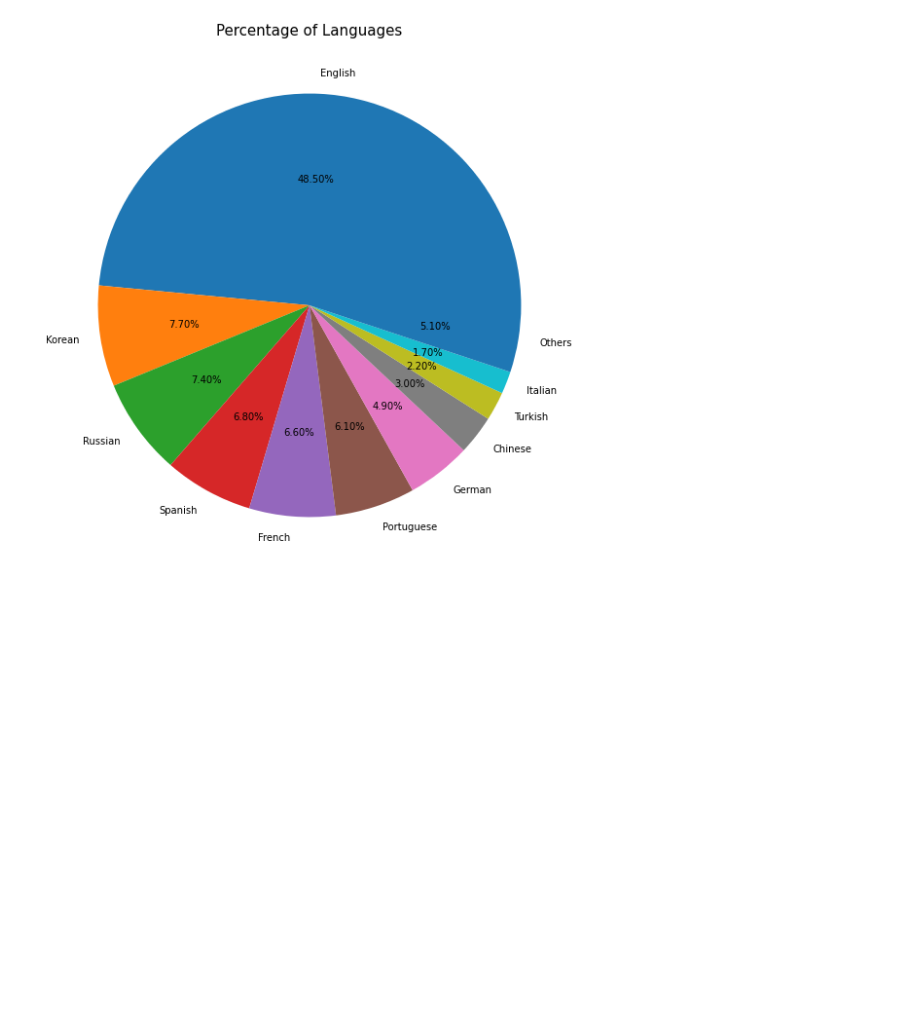
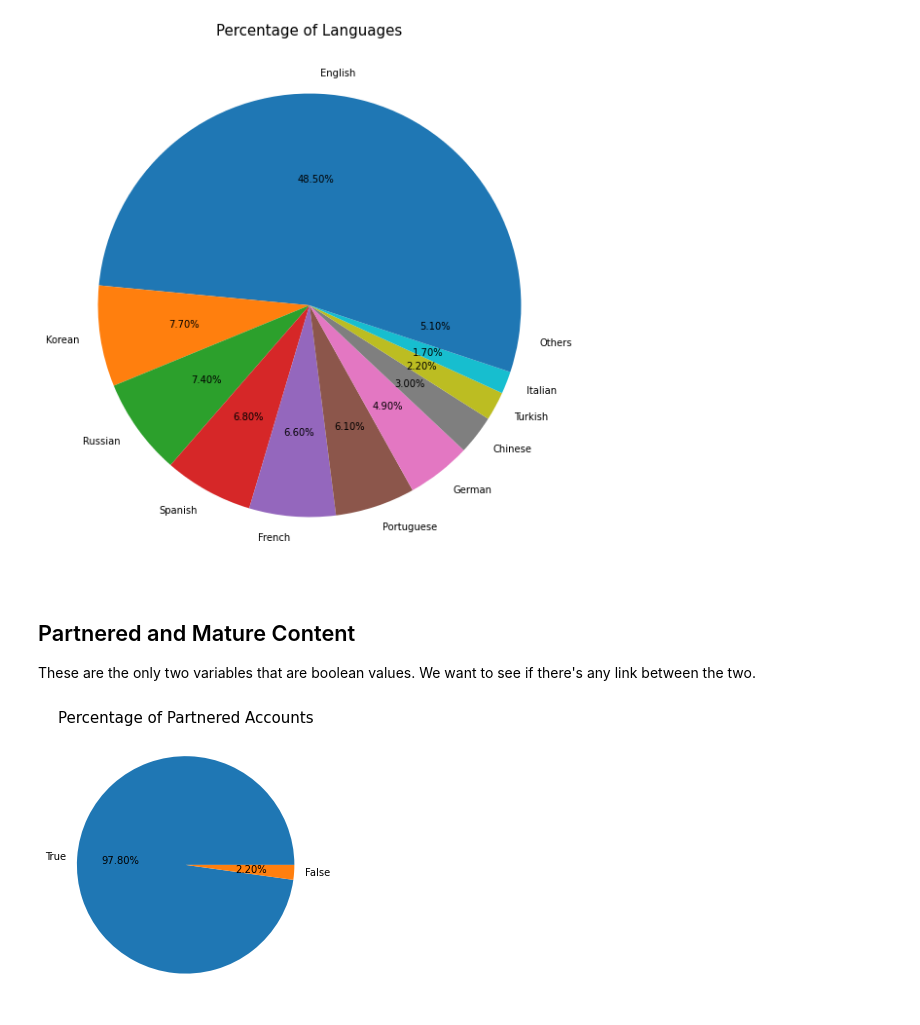
Before and after one commit to RitwikN7/twitch-EDA, a Jupyter notebook: twitchEDA.ipynb, the cells around one changed output. Saved outputs shown, nothing was run; the diff lists cells and outputs as text; code cells hidden in the pictures; blank space fills up the shorter version.

Commit message:
Some progress with pie charts

```diff
--- a/twitchEDA.ipynb
+++ b/twitchEDA.ipynb
@@ -100,3 +100,15 @@ plt.title("Percentage of Languages", fontsize=15)
 plt.show()
 # %% [output]
 [figure]
+# %% [markdown]
+## Partnered and Mature Content
+
+These are the only two variables that are boolean values. We want to see if there's any link between the two.
+# %%
+plt.figure(figsize=(5,5))
+partnered = df["Partnered"].value_counts()
+plt.pie(partnered.values, labels=partnered.index, autopct="%0.2f%%")
+plt.title("Percentage of Partnered Accounts", fontsize=15)
+plt.show()
+# %% [output]
+[figure, added]
```
Also changed, not shown: parts of 1 cell of this notebook.
